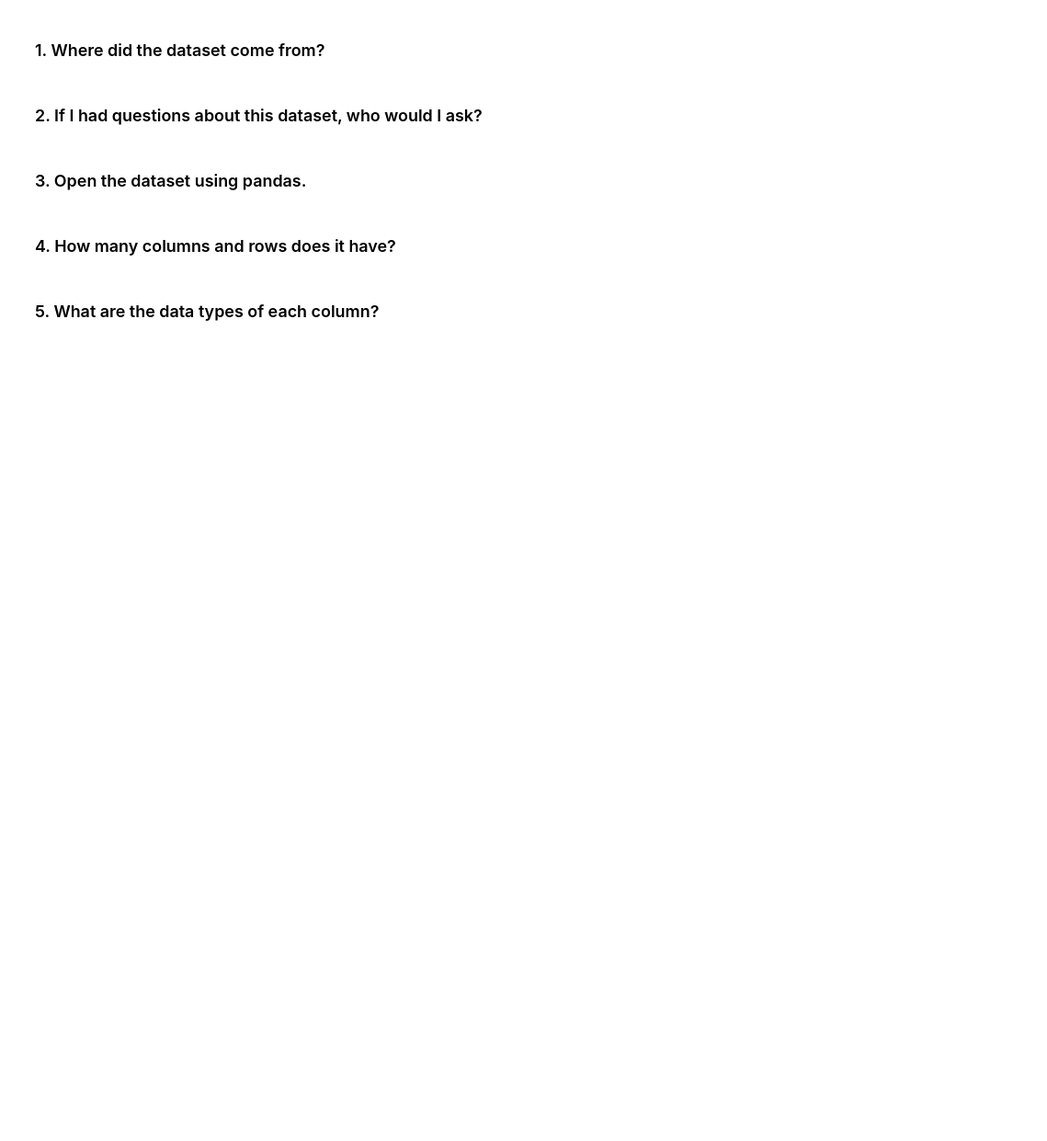
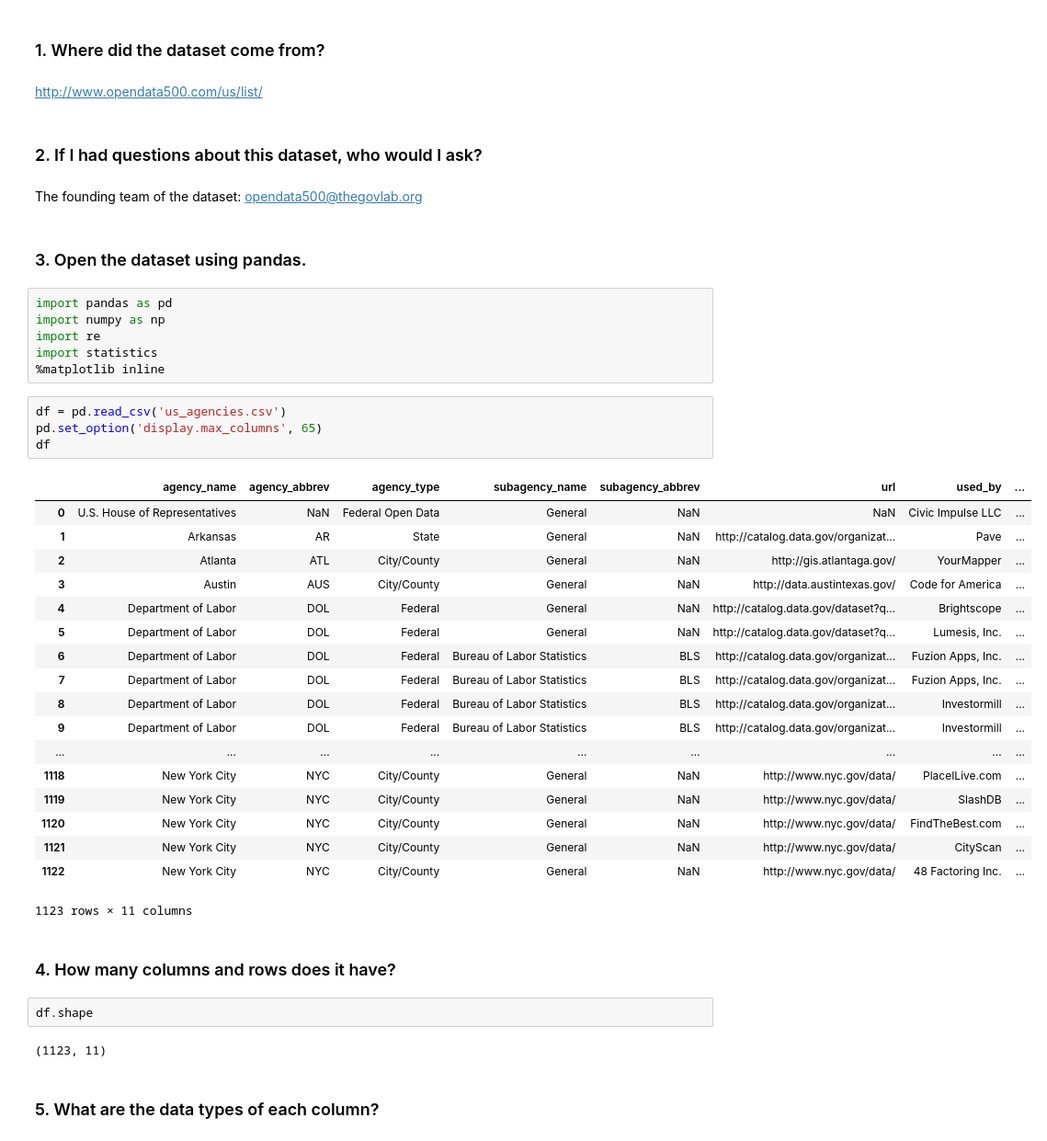
Before and after one commit to hichenwang/Foundation, a Jupyter notebook: class-10/PART - Individual Dataset.ipynb, the cells around one changed output. Shown at 92% size. Drawn from its saved outputs; the diff is of its cells as text; blank space fills up the shorter version.

```diff
--- a/class-10/PART - Individual Dataset.ipynb
+++ b/class-10/PART - Individual Dataset.ipynb
@@ -5,10 +7,47 @@
 # %% [markdown]
 ### 1.  Where did the dataset come from?
+# %% [markdown]
+http://www.opendata500.com/us/list/
 # %% [markdown]
 ### 2. If I had questions about this dataset, who would I ask?
+# %% [markdown]
+The founding team of the dataset: opendata500@thegovlab.org
 # %% [markdown]
 ### 3. Open the dataset using pandas.
+# %%
+import pandas as pd
+import numpy as np
+import re
+import statistics
+%matplotlib inline
+# %%
+df = pd.read_csv('us_agencies.csv')
+pd.set_option('display.max_columns', 65)
+df
+# %% [output]
+|  | agency_name | agency_abbrev | agency_type | subagency_name | subagency_abbrev | url | used_by | ... |
+| 0 | U.S. House of Representatives | NaN | Federal Open Data | General | NaN | NaN | Civic Impulse LLC | ... |
+| 1 | Arkansas | AR | State | General | NaN | http://catalog.data.gov/organizat... | Pave | ... |
+| 2 | Atlanta | ATL | City/County | General | NaN | http://gis.atlantaga.gov/ | YourMapper | ... |
+| 3 | Austin | AUS | City/County | General | NaN | http://data.austintexas.gov/ | Code for America | ... |
+| 4 | Department of Labor | DOL | Federal | General | NaN | http://catalog.data.gov/dataset?q... | Brightscope | ... |
+| 5 | Department of Labor | DOL | Federal | General | NaN | http://catalog.data.gov/dataset?q... | Lumesis, Inc. | ... |
+| 6 | Department of Labor | DOL | Federal | Bureau of Labor Statistics | BLS | http://catalog.data.gov/organizat... | Fuzion Apps, Inc. | ... |
+| 7 | Department of Labor | DOL | Federal | Bureau of Labor Statistics | BLS | http://catalog.data.gov/organizat... | Fuzion Apps, Inc. | ... |
+| 8 | Department of Labor | DOL | Federal | Bureau of Labor Statistics | BLS | http://catalog.data.gov/organizat... | Investormill | ... |
+| 9 | Department of Labor | DOL | Federal | Bureau of Labor Statistics | BLS | http://catalog.data.gov/organizat... | Investormill | ... |
+| ... | ... | ... | ... | ... | ... | ... | ... | ... |
+| 1118 | New York City | NYC | City/County | General | NaN | http://www.nyc.gov/data/ | PlaceILive.com | ... |
+| 1119 | New York City | NYC | City/County | General | NaN | http://www.nyc.gov/data/ | SlashDB | ... |
+| 1120 | New York City | NYC | City/County | General | NaN | http://www.nyc.gov/data/ | FindTheBest.com | ... |
+| 1121 | New York City | NYC | City/County | General | NaN | http://www.nyc.gov/data/ | CityScan | ... |
+| 1122 | New York City | NYC | City/County | General | NaN | http://www.nyc.gov/data/ | 48 Factoring Inc. | ... |
+1123 rows × 11 columns
 # %% [markdown]
 ### 4. How many columns and rows does it have?
+# %%
+df.shape
+# %% [output]
+(1123, 11)
 # %% [markdown]
 ### 5. What are the data types of each column?
```
Also changed, not shown: parts of 20 cells of this notebook, 3 other files.
